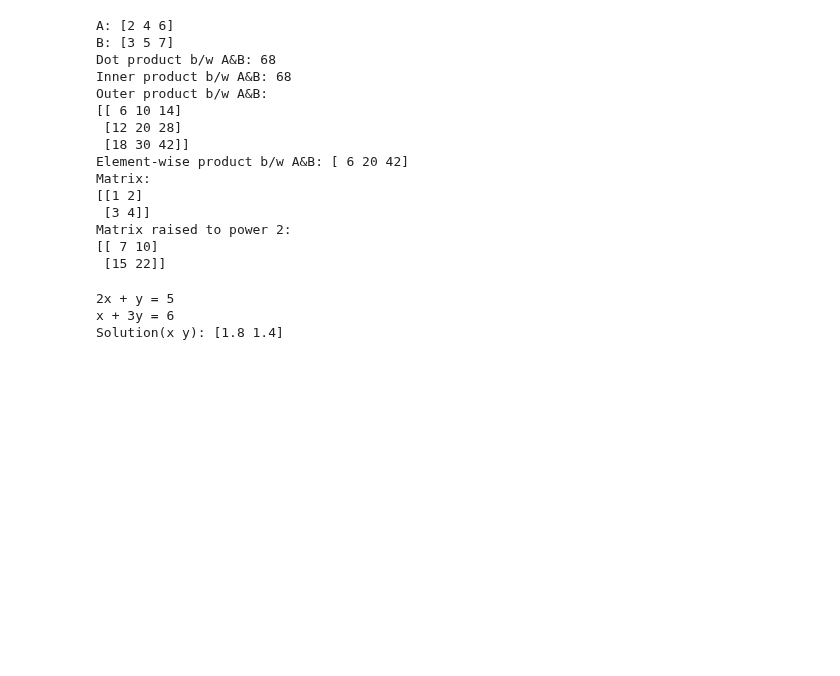
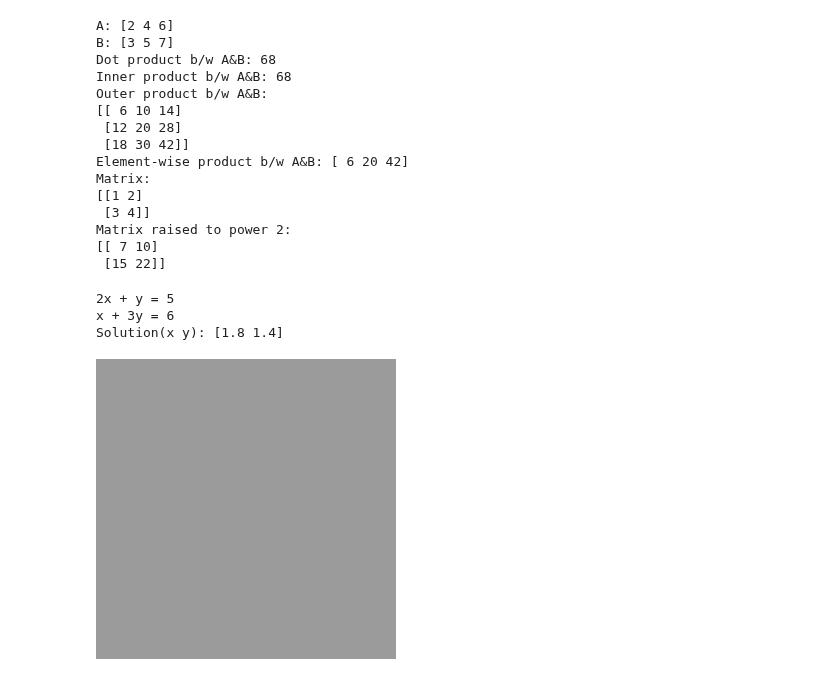
Before and after one commit to honeyhasini1448/MyPython_Projects, a Jupyter notebook: Adv_Python_Prog_Lab.ipynb, the cells around one changed output. Cells and saved outputs as stored; diff of their text form; code cells hidden in the pictures; blank space fills up the shorter version.

```diff
--- a/Adv_Python_Prog_Lab.ipynb
+++ b/Adv_Python_Prog_Lab.ipynb
@@ -467,3 +467,21 @@ print("Solution(x y):", solution)
 2x + y = 5
 x + 3y = 6
 Solution(x y): [1.8 1.4]
+# %%
+# WEEK_5
+# Numpy Advanced
+# a) Create a white image using NumPy in Python
+
+import numpy as np
+from PIL import Image
+
+# Create a 300 x 300 grey image
+image_array = np.ones((300, 300, 3), dtype=np.uint8) * 155
+
+# Convert array to image
+image = Image.fromarray(image_array)
+
+# Display the image
+display(image)
+# %% [output]
+[figure, added]
```
Also changed, not shown: parts of 3 cells of this notebook.
